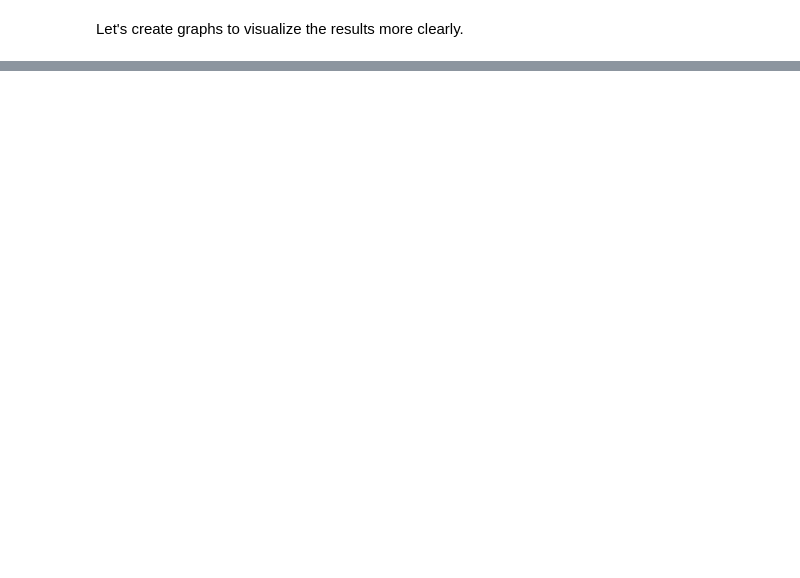
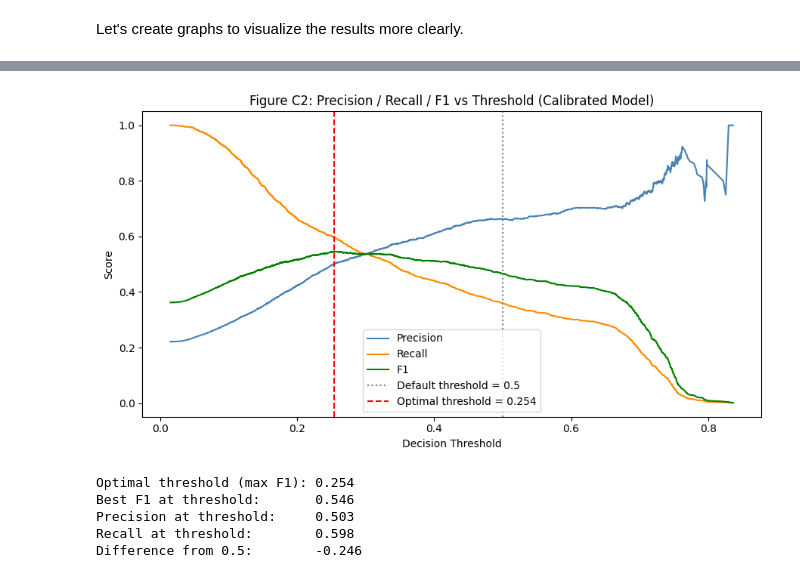
Before and after one commit to kelliekaw/credit-risk-prediction, a Jupyter notebook: credit_risk_prediction.ipynb, the cells around one changed output, grey strips where cells are left out. Drawn from its saved outputs; the diff is of its cells as text; code cells hidden in the pictures; blank space fills up the shorter version.

```diff
--- a/credit_risk_prediction.ipynb
+++ b/credit_risk_prediction.ipynb
@@ -795,0 +1084,41 @@ https://www.geeksforgeeks.org/machine-learning/auc-roc-curve/
+# %%
+precision_arr, recall_arr, thresh_arr = precision_recall_curve(y_test, y_prob_cal)
+
+f1_arr = (
+    2 * precision_arr[:-1] * recall_arr[:-1]
+    / (precision_arr[:-1] + recall_arr[:-1] + 1e-8)
+)
+
+best_thresh_idx = f1_arr.argmax()
+best_thresh = thresh_arr[best_thresh_idx]
+best_f1 = f1_arr[best_thresh_idx]
+
+fig, ax = plt.subplots(figsize=(9, 5))
+ax.plot(thresh_arr, precision_arr[:-1], label="Precision", color="steelblue")
+ax.plot(thresh_arr, recall_arr[:-1], label="Recall", color="darkorange")
+ax.plot(thresh_arr, f1_arr, label="F1", color="green")
+
+ax.axvline(0.5, color="gray", linestyle=":", label="Default threshold = 0.5")
+ax.axvline(best_thresh, color="red", linestyle="--",
+           label=f"Optimal threshold = {best_thresh:.3f}")
+
+ax.set_xlabel("Decision Threshold")
+ax.set_ylabel("Score")
+ax.set_title("Figure C2: Precision / Recall / F1 vs Threshold (Calibrated Model)")
+ax.legend()
+plt.tight_layout()
+plt.savefig("fig_C2_threshold_tradeoff.png", dpi=150)
+plt.show()
+
+print(f"Optimal threshold (max F1): {best_thresh:.3f}")
+print(f"Best F1 at threshold:       {best_f1:.3f}")
+print(f"Precision at threshold:     {precision_arr[best_thresh_idx]:.3f}")
+print(f"Recall at threshold:        {recall_arr[best_thresh_idx]:.3f}")
+print(f"Difference from 0.5:        {best_thresh - 0.5:.3f}")
+# %% [output]
+[figure, added]
+Optimal threshold (max F1): 0.254
+Best F1 at threshold:       0.546
+Precision at threshold:     0.503
+Recall at threshold:        0.598
+Difference from 0.5:        -0.246
```
Also changed, not shown: parts of 42 cells of this notebook, 5 other files.
